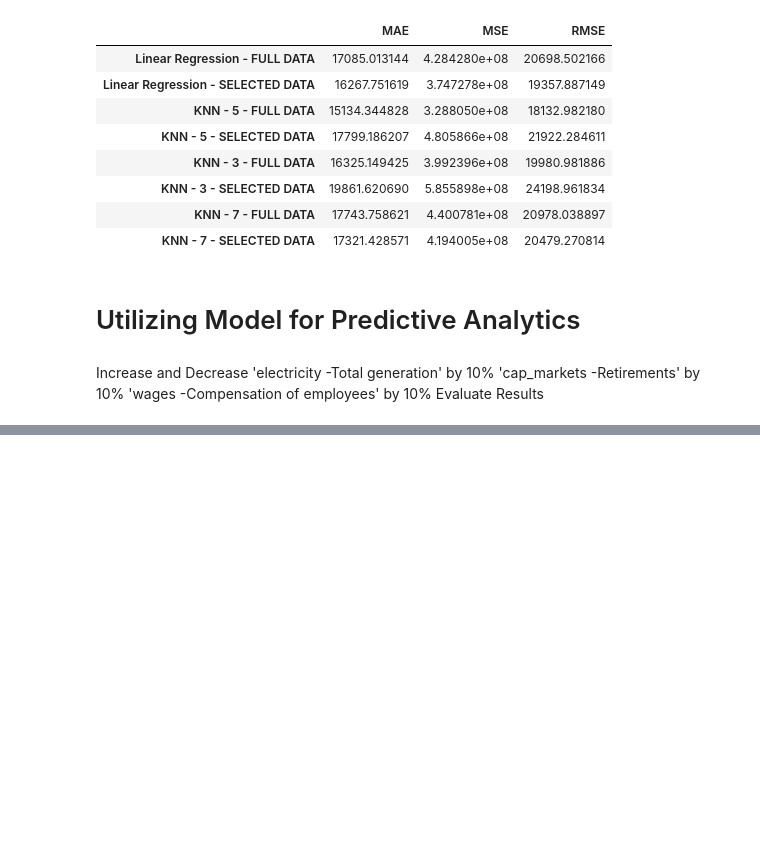
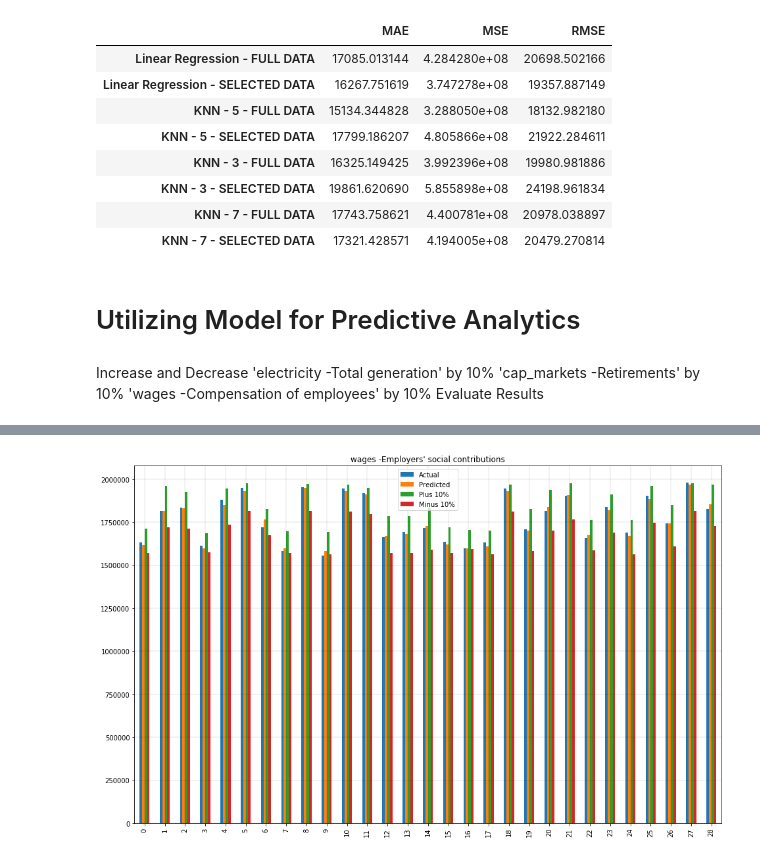
Before and after one commit to ayser259/canadian_economic_analysis, a Jupyter notebook: Predictive Analytics.ipynb, the cells around one changed output, grey strips where cells are left out. Cells and saved outputs as stored; diff of their text form; code cells hidden in the pictures; blank space fills up the shorter version.

Commit message:
Fix for prescriptive models:

```diff
--- a/Predictive Analytics.ipynb
+++ b/Predictive Analytics.ipynb
@@ -1313 +1237,91 @@ Index([u'GDP', u'electricity -Total generation',
       dtype='object')
+# %%
+X = data.drop(columns=['GDP'])
+y = data['GDP']
+
+X = X.values
+y = y.values
+
+X_train, X_test, y_train, y_test1 = train_test_split(X, y, test_size=0.2, random_state=0)
+
+# Getting Original Predicted Values
+knn = KNeighborsRegressor(n_neighbors=5)
+knn.fit(X_train, y_train)
+y_pred = knn.predict(X_test)
+
+# Getting +10% and -10% values for selected columns
+
+# X = p10_data.drop(columns=['GDP'])
+# y = p10_data['GDP']
+
+# X = X.values
+# y = y.values
+
+X_train, X_test, y_train, y_test = train_test_split(X, y, test_size=0.2, random_state=0)
+
+df_t = pd.DataFrame(X_test)
+df_t.columns = data.columns[1:]
+
+test_list = [
+    'electricity -Total generation', 'electricity -Total receipts',
+       'electricity -Total deliveries',
+       'electricity -Total electricity available for use within specific geographic border',
+       'cap_markets -Gross new issues', 'cap_markets -Retirements',
+       'cap_markets -Net new issues', 'securities -Canadian securities',
+       'securities -Canadian debt securities',
+       'securities -Canadian money market instruments',
+       'securities -Canadian money market instruments, governments 2',
+       'securities -Canadian money market instruments, corporations 3',
+       'securities -Canadian bonds', 'securities -Canadian bonds, governments',
+       'securities -Canadian bonds, corporations',
+       'securities -Canadian equity and investment fund shares',
+       'securities -Foreign securities', 'securities -Foreign debt securities',
+       'securities -Foreign money market instruments',
+       'securities -Foreign bonds',
+       'securities -Foreign equity and investment fund shares',
+       'wages -Compensation of employees', 'wages -Wages and salaries',
+       'wages -All goods-producing industries',
+       'wages -Agriculture, forestry, fishing and hunting',
+       'wages -Mining and oil and gas extraction', 'wages -Manufacturing',
+       'wages -Construction', 'wages -Utilities',
+       'wages -All services-producing industries', 'wages -Trade',
+       'wages -Transportation and storage',
+       'wages -Information and cultural industries',
+       'wages -Finance, real estate and company management',
+       'wages -Professional and personal services industries',
+       'wages -Educational services',
+       'wages -Health care and social assistance',
+       'wages -Federal government public administration', 'wages -Military',
+       'wages -Federal government public administration excluding military',
+       'wages -Provincial and territorial government public administration',
+       'wages -Local government public administration',
+       "wages -Employers' social contributions"
+]
+
+p10_data = df_t.copy()
+p10_data.columns = data.columns[1:]
+m10_data = df_t.copy()
+m10_data.columns = data.columns[1:]
+
+for test_col in test_list:
+    p10_data[test_col] = df_t[test_col].apply(lambda x : x*1.1)
+    m10_data[test_col] = df_t[test_col].apply(lambda x : x*0.9)
+
+pX_test = p10_data.values
+mX_test = m10_data.values
+
+# Testing Model
+knn = KNeighborsRegressor(n_neighbors=5)
+knn.fit(X_train, y_train)
+p10_pred = knn.predict(pX_test)
+m10_pred = knn.predict(mX_test)
+
+df1 = pd.DataFrame({'Actual': y_test.flatten(), 'Predicted': y_pred.flatten(), 'Plus 10%': p10_pred.flatten(), 'Minus 10%': m10_pred.flatten()})
+
+df1.plot(kind='bar',figsize=(16,10))
+plt.grid(which='major', linestyle='-', linewidth='0.1', color='black')
+plt.grid(which='minor', linestyle=':', linewidth='0.5', color='black')
+plt.title(test_col)
+plt.show()
+# %% [output]
+[figure, added]
```
Also changed, not shown: parts of 3 cells of this notebook.
